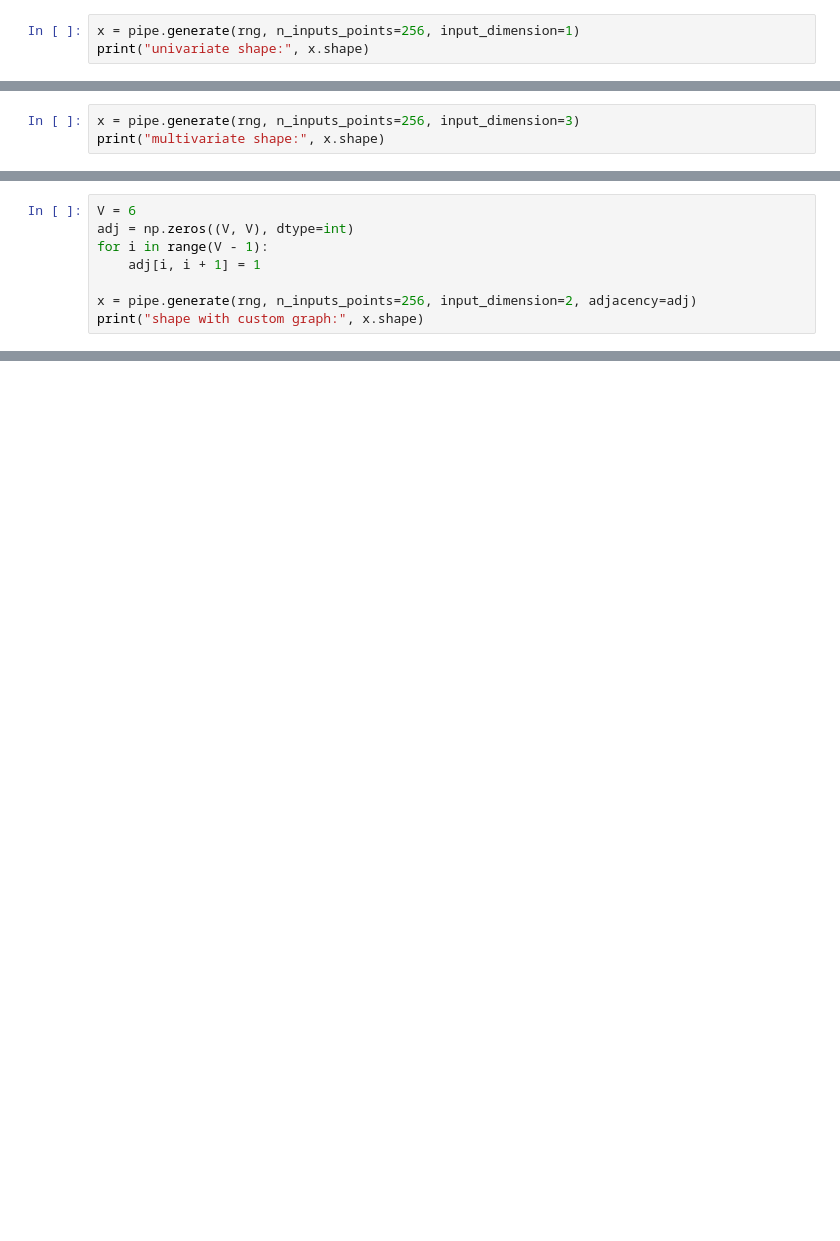
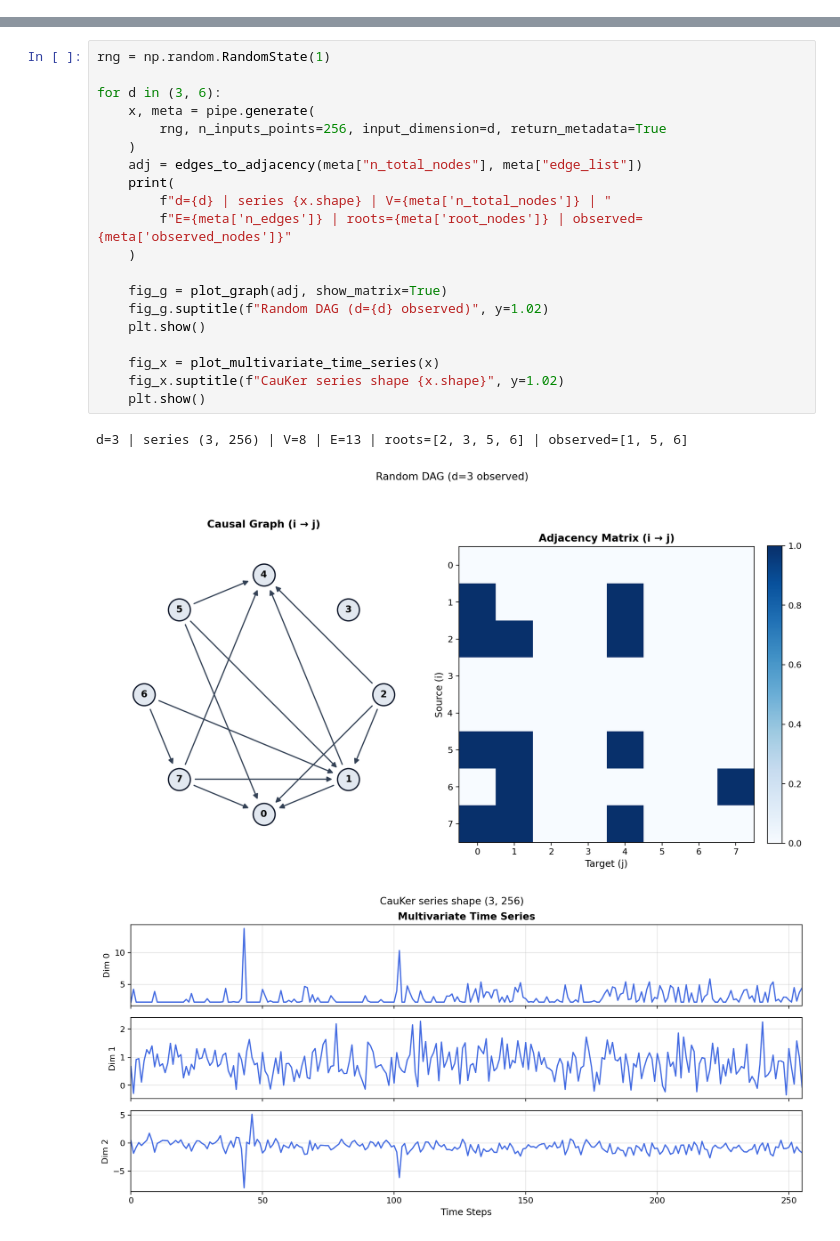
Before and after one commit to wwhenxuan/S2Generator, a Jupyter notebook: examples/scm/cauker.ipynb, the cells around one changed output, grey strips where cells are left out. Saved outputs shown, nothing was run; the diff lists cells and outputs as text; blank space fills up the shorter version.

```diff
--- a/examples/scm/cauker.ipynb
+++ b/examples/scm/cauker.ipynb
@@ -33,3 +0,0 @@ CAUKER pre-training setup.
-# %%
-x = pipe.generate(rng, n_inputs_points=256, input_dimension=1)
-print("univariate shape:", x.shape)
@@ -40,3 +0,0 @@ univariate shape: (1, 256)
-# %%
-x = pipe.generate(rng, n_inputs_points=256, input_dimension=3)
-print("multivariate shape:", x.shape)
@@ -72,8 +0,0 @@ A user-supplied adjacency matrix fixes the causal graph; here a chain over 6 nod
-# %%
-V = 6
-adj = np.zeros((V, V), dtype=int)
-for i in range(V - 1):
-    adj[i, i + 1] = 1
-
-x = pipe.generate(rng, n_inputs_points=256, input_dimension=2, adjacency=adj)
-print("shape with custom graph:", x.shape)
@@ -118,0 +80,24 @@ plt.show()
+# %%
+rng = np.random.RandomState(1)
+
+for d in (3, 6):
+    x, meta = pipe.generate(
+        rng, n_inputs_points=256, input_dimension=d, return_metadata=True
+    )
+    adj = edges_to_adjacency(meta["n_total_nodes"], meta["edge_list"])
+    print(
+        f"d={d} | series {x.shape} | V={meta['n_total_nodes']} | "
+        f"E={meta['n_edges']} | roots={meta['root_nodes']} | observed={meta['observed_nodes']}"
+    )
+
+    fig_g = plot_graph(adj, show_matrix=True)
+    fig_g.suptitle(f"Random DAG (d={d} observed)", y=1.02)
+    plt.show()
+
+    fig_x = plot_multivariate_time_series(x)
+    fig_x.suptitle(f"CauKer series shape {x.shape}", y=1.02)
+    plt.show()
+# %% [output]
+d=3 | series (3, 256) | V=8 | E=13 | roots=[2, 3, 5, 6] | observed=[1, 5, 6]
+[figure, added]
+[figure, added]
```
Also changed, not shown: parts of 38 cells of this notebook, 6 other files.
